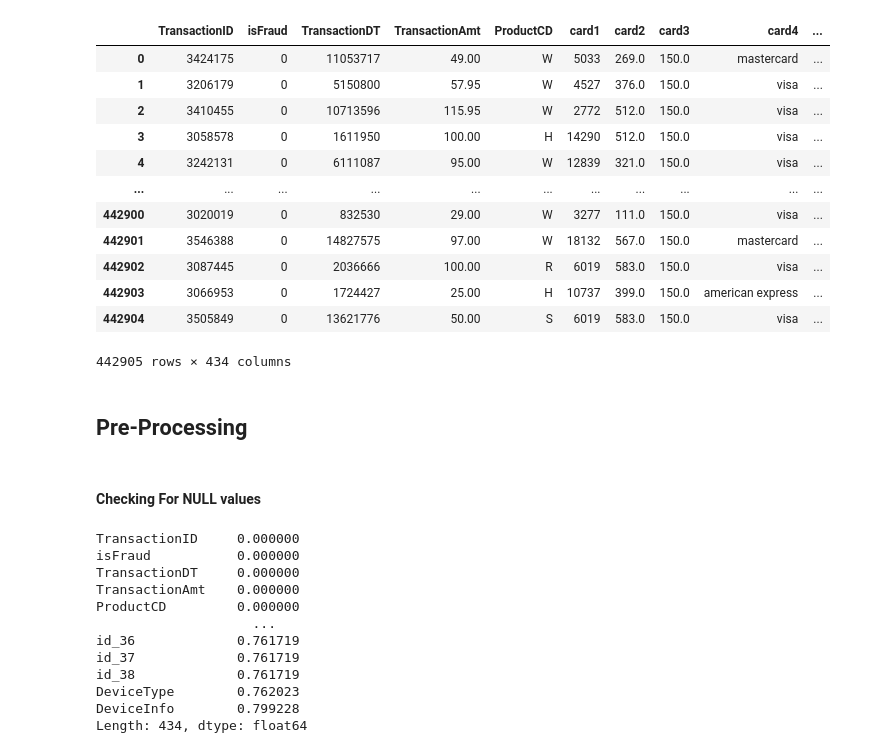
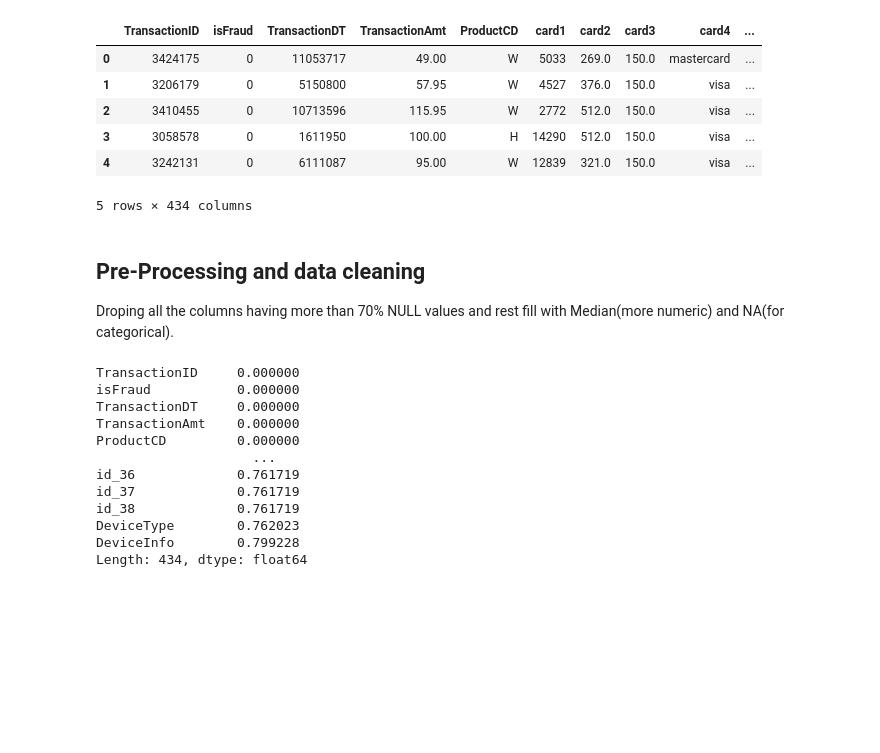
Before and after one commit to sm0223/its_a_fraud_ml, a Jupyter notebook: its-a-fraud.ipynb, the cells around one changed output. Saved outputs shown, nothing was run; the diff lists cells and outputs as text; code cells hidden in the pictures; blank space fills up the shorter version.

Commit message:
Kaggle Notebook | its_a_fraud | Version 4

```diff
--- a/its-a-fraud.ipynb
+++ b/its-a-fraud.ipynb
@@ -6,18 +14,15 @@ import seaborn as sns
 # %%
-df=pd.read_csv("train.csv")
+df=pd.read_csv("/kaggle/input/its-a-fraud/train.csv")
+# %%
+pd.set_option('display.max_columns',100)
+pd.set_option('display.max_rows',150)
 # %%
-df
+df.head()
 # %% [output]
 |  | TransactionID | isFraud | TransactionDT | TransactionAmt | ProductCD | card1 | card2 | card3 | card4 | ... |
 | 0 | 3424175 | 0 | 11053717 | 49.00 | W | 5033 | 269.0 | 150.0 | mastercard | ... |
 | 1 | 3206179 | 0 | 5150800 | 57.95 | W | 4527 | 376.0 | 150.0 | visa | ... |
 | 2 | 3410455 | 0 | 10713596 | 115.95 | W | 2772 | 512.0 | 150.0 | visa | ... |
 | 3 | 3058578 | 0 | 1611950 | 100.00 | H | 14290 | 512.0 | 150.0 | visa | ... |
 | 4 | 3242131 | 0 | 6111087 | 95.00 | W | 12839 | 321.0 | 150.0 | visa | ... |
-| ... | ... | ... | ... | ... | ... | ... | ... | ... | ... | ... |
-| 442900 | 3020019 | 0 | 832530 | 29.00 | W | 3277 | 111.0 | 150.0 | visa | ... |
-| 442901 | 3546388 | 0 | 14827575 | 97.00 | W | 18132 | 567.0 | 150.0 | mastercard | ... |
-| 442902 | 3087445 | 0 | 2036666 | 100.00 | R | 6019 | 583.0 | 150.0 | visa | ... |
-| 442903 | 3066953 | 0 | 1724427 | 25.00 | H | 10737 | 399.0 | 150.0 | american express | ... |
-| 442904 | 3505849 | 0 | 13621776 | 50.00 | S | 6019 | 583.0 | 150.0 | visa | ... |
-442905 rows × 434 columns
+5 rows × 434 columns
@@ -27,7 +29,7 @@ df
-# %% [markdown]
-## Pre-Processing
-# %% [markdown]
-#### Checking For NULL values
+# %% [markdown]
+## Pre-Processing and data cleaning
+
+Droping all the columns having more than 70% NULL values and rest fill with Median(more numeric) and NA(for categorical).
 # %%
 null_var=(df.isnull().sum())/df.shape[0]
 null_var
```
Also changed, not shown: parts of 156 cells of this notebook.
